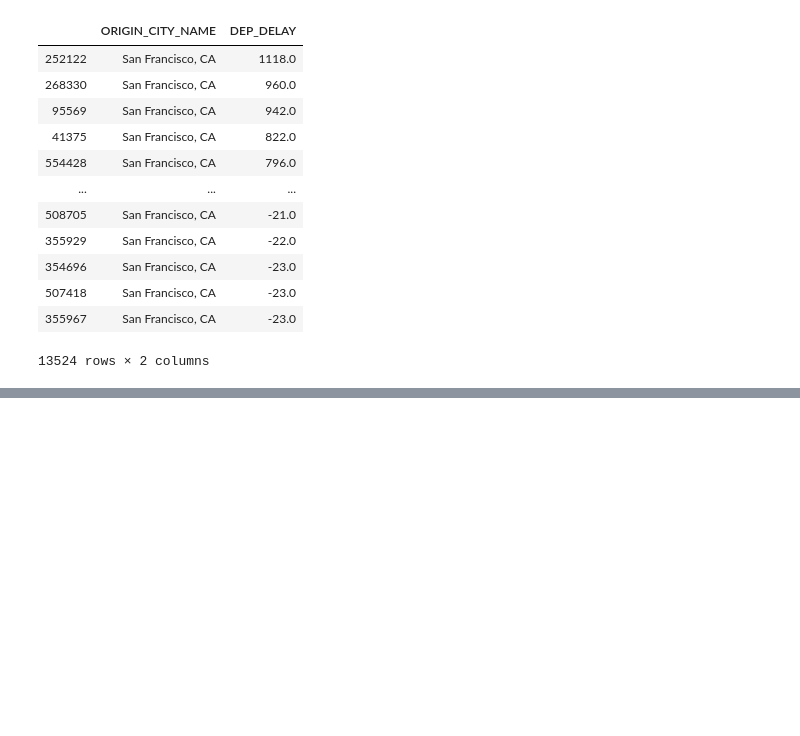
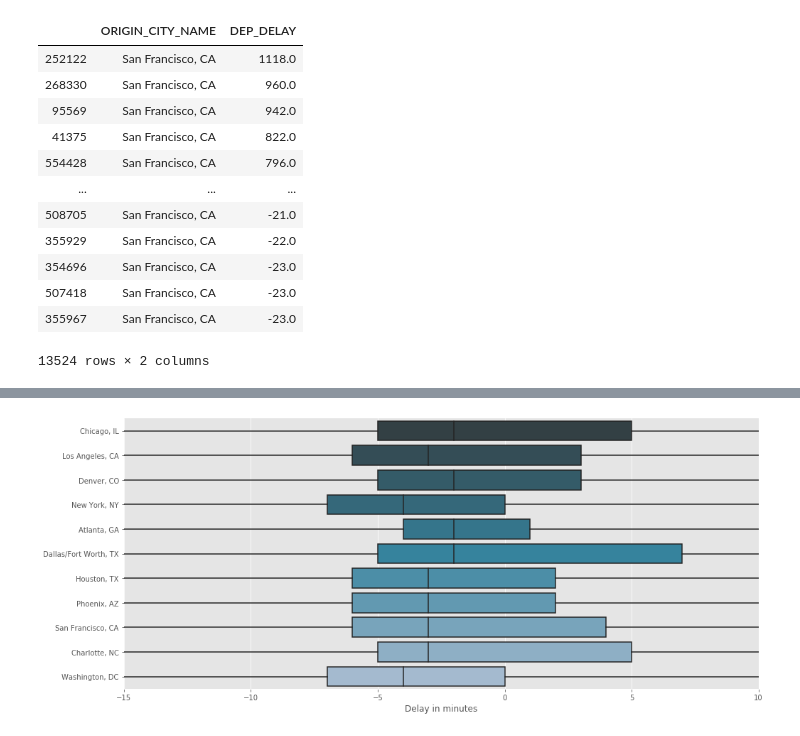
Before and after one commit to tchleung/The_Terminal, a Jupyter notebook: notebook/terminal_eda.ipynb, the cells around one changed output, grey strips where cells are left out. Cells and saved outputs as stored; diff of their text form; code cells hidden in the pictures; blank space fills up the shorter version.

```diff
--- a/notebook/terminal_eda.ipynb
+++ b/notebook/terminal_eda.ipynb
@@ -362,0 +482,11 @@ Text(0.5, 0.95, 'SFO Flight Delay (As Origin)')
+# %%
+fig, ax = plt.subplots(figsize=(16,7))
+
+sns.boxplot(x="DEP_DELAY",y="ORIGIN_CITY_NAME",data=multi_delay_early,whis="range",palette='PuBuGn_d')
+
+ax.xaxis.grid(True)
+ax.set(xlabel="Delay in minutes",ylabel="")
+plt.xlim(-15,10)
+sns.despine(trim=True, left=True)
+# %% [output]
+[figure, added]
```
Also changed, not shown: parts of 14 cells of this notebook.
